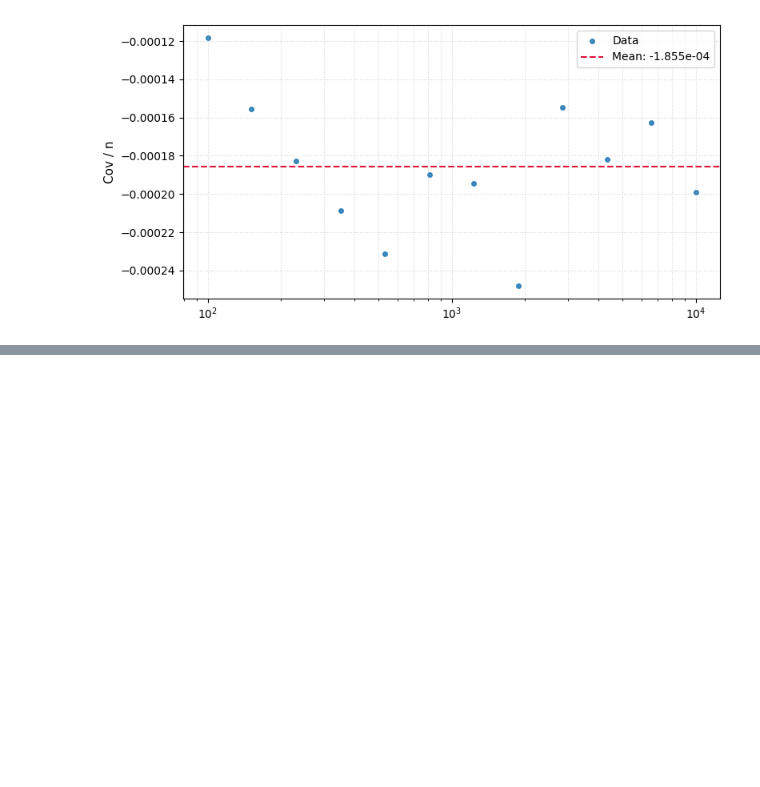
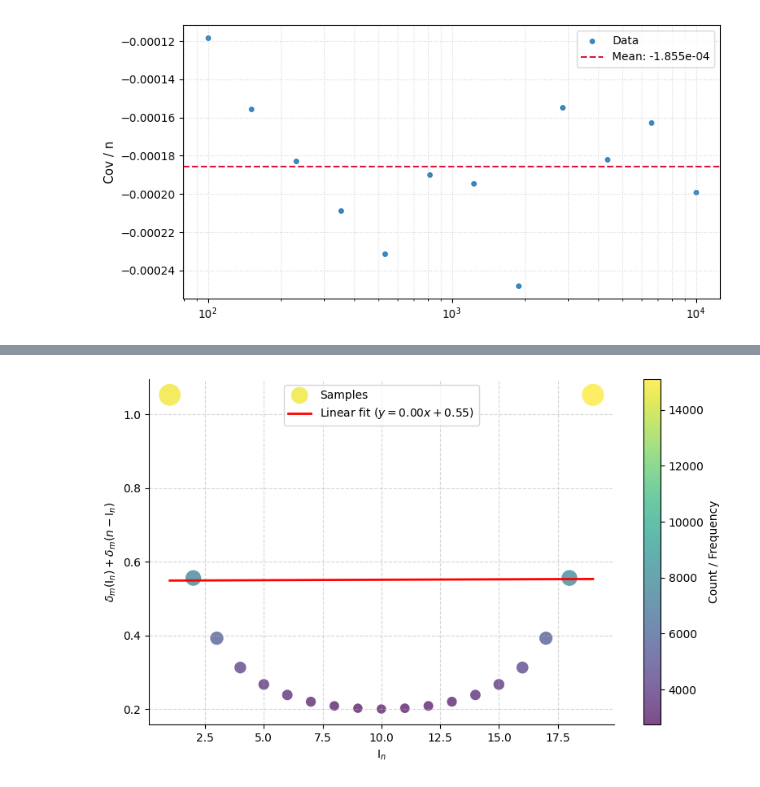
Before and after one commit to spsvihla/pcms, a Jupyter notebook: notebooks/subtree_size_correlations.ipynb, the cells around one changed output, grey strips where cells are left out. Drawn from its saved outputs; the diff is of its cells as text; code cells hidden in the pictures; blank space fills up the shorter version.

```diff
--- a/notebooks/subtree_size_correlations.ipynb
+++ b/notebooks/subtree_size_correlations.ipynb
@@ -191,0 +244,51 @@ plt.show()
+# %%
+def f(n,x):
+    return 1/x + 1/(n-x)
+
+def g(x):
+    return 1/x
+# %%
+xs = draws
+ys = np.array([f(N, x) for x in draws])
+
+m, b = np.polyfit(xs, ys, 1)
+x_line = np.linspace(xs.min(), xs.max(), 100)
+
+xy_pairs, counts = np.unique(np.column_stack((xs, ys)), axis=0, return_counts=True)
+x_unique, y_unique = xy_pairs[:, 0], xy_pairs[:, 1]
+
+fig, ax = plt.subplots(figsize=(8, 5))
+
+scatter = ax.scatter(
+    x_unique,
+    y_unique,
+    c=counts,
+    s=counts / N / 2,
+    cmap="viridis",
+    alpha=0.7,
+    edgecolors="none",
+    label="Samples"
+)
+
+cbar = fig.colorbar(scatter, ax=ax)
+cbar.set_label("Count / Frequency")
+
+ax.plot(
+    x_line,
+    m * x_line + b,
+    color="red",
+    linewidth=2,
+    label=f"Linear fit ($y = {m:.2f}x {b:+.2f}$)"
+)
+
+ax.set_xlabel(r"$\mathrm{I}_n$")
+ax.set_ylabel(r"$\delta_m(\mathrm{I}_n)+\delta_m(n-\mathrm{I}_n)$")
+ax.grid(True, linestyle="--", alpha=0.5)
+ax.spines["top"].set_visible(False)
+ax.spines["right"].set_visible(False)
+ax.legend(frameon=True, loc="upper center")
+
+plt.tight_layout()
+plt.show()
+# %% [output]
+[figure, added]
```
Also changed, not shown: parts of 3 cells of this notebook, 1 other file.
